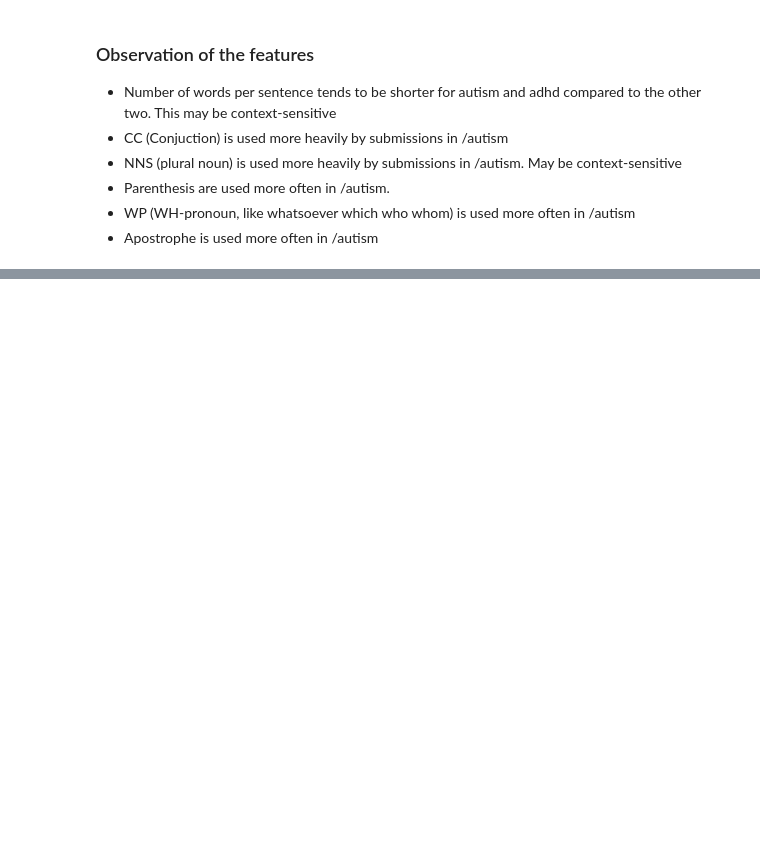
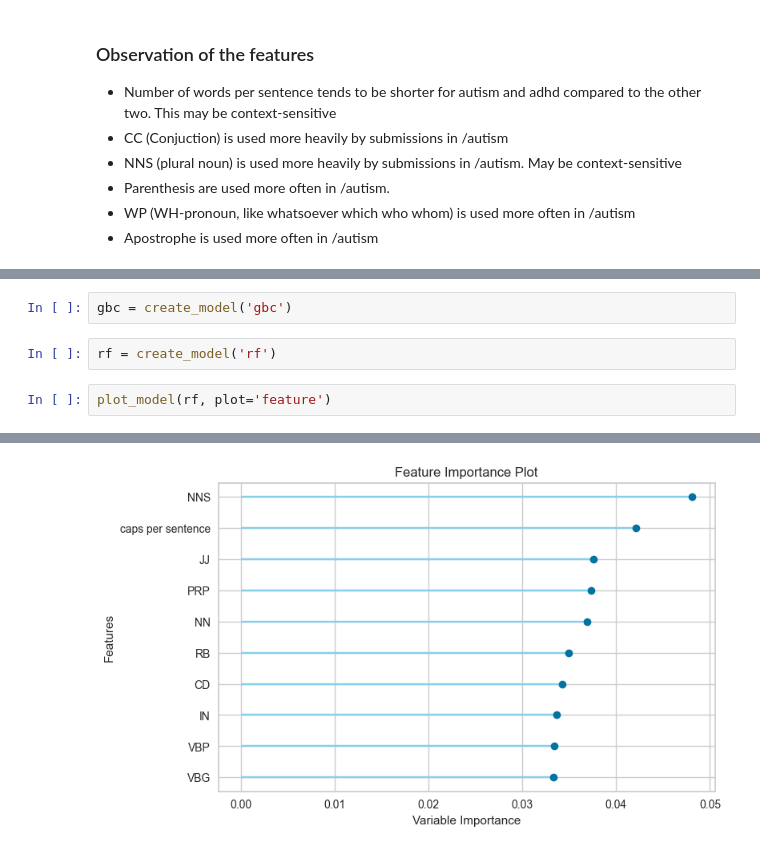
Before and after one commit to kiroah/neurodiversity, a Jupyter notebook: reddit_autism/reddit_autism.ipynb, the cells around one changed output, grey strips where cells are left out. Drawn from its saved outputs; the diff is of its cells as text; blank space fills up the shorter version.

```diff
--- a/reddit_autism/reddit_autism.ipynb
+++ b/reddit_autism/reddit_autism.ipynb
@@ -360,0 +479,7 @@ for feat_name, ax in zip(feat_names, axes.flatten()):
+# %%
+gbc = create_model('gbc')
+# %%
+rf = create_model('rf')
+# %%
+plot_model(rf, plot='feature')
+# %% [output]
@@ -360,0 +487 @@ for feat_name, ax in zip(feat_names, axes.flatten()):
+[figure, added]
```
Also changed, not shown: parts of 38 cells of this notebook, 4 other files.
